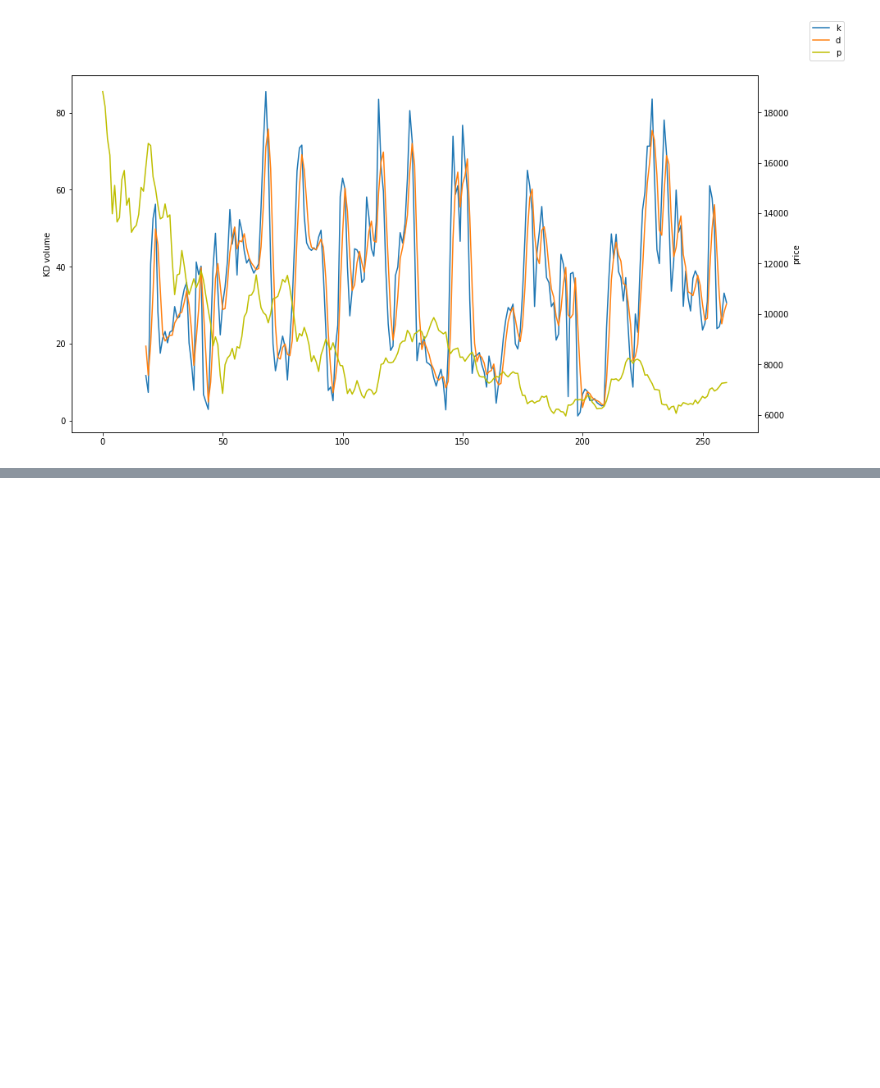
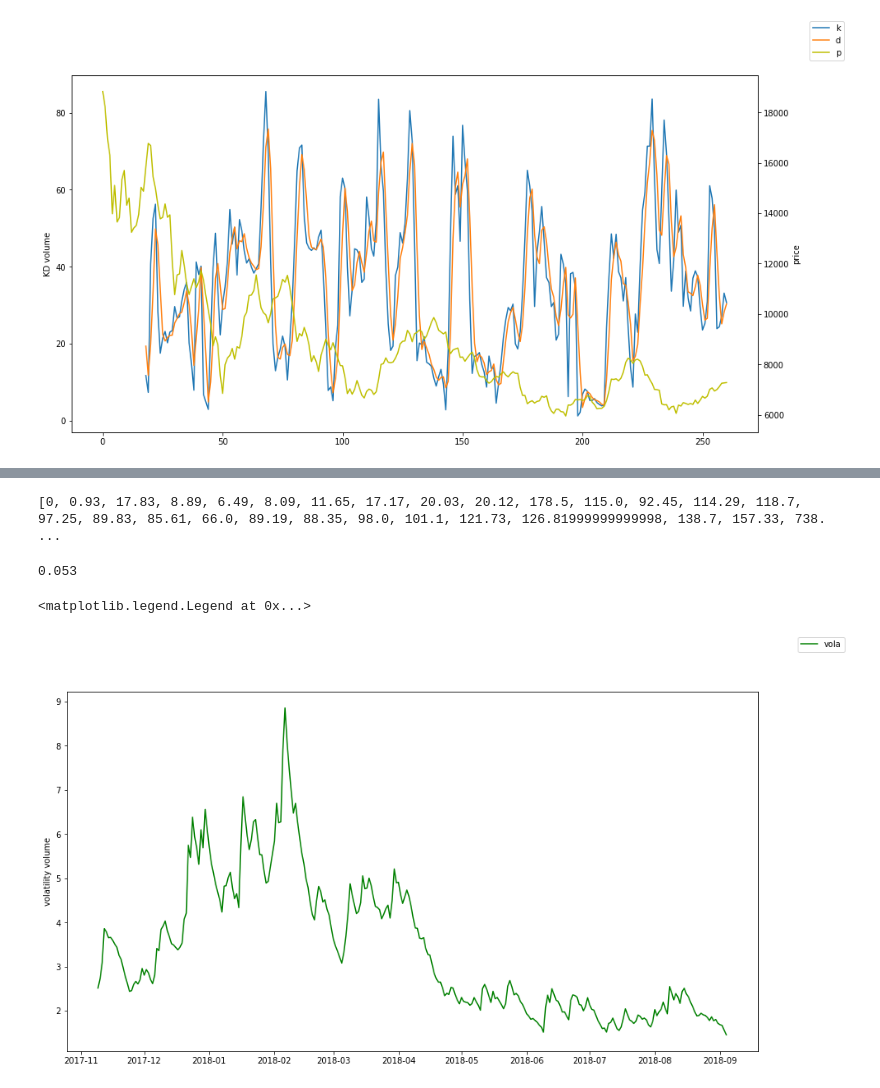
Before and after one commit to gary136/Work_files, a Jupyter notebook: ta_lib_t.ipynb, the cells around one changed output, grey strips where cells are left out. Drawn from its saved outputs; the diff is of its cells as text; code cells hidden in the pictures; blank space fills up the shorter version.

```diff
--- a/ta_lib_t.ipynb
+++ b/ta_lib_t.ipynb
@@ -463,0 +451,29 @@ index does not exist, creating index
+# %%
+df.index = pd.to_datetime(df['raw_date'], format='%Y%m%d', errors='ignore')
+# %%
+price_day = np.array(df['btc_price'])
+p = list(price_day)
+p.pop(0)
+p.insert(0,0)
+print(p)
+# %% [output]
+[0, 0.93, 17.83, 8.89, 6.49, 8.09, 11.65, 17.17, 20.03, 20.12, 178.5, 115.0, 92.45, 114.29, 118.7, 97.25, 89.83, 85.61, 66.0, 89.19, 88.35, 98.0, 101.1, 121.73, 126.81999999999998, 138.7, 157.33, 738. ...
+# %%
+p = list(price_day).pop(0)
+print(i)
+# %% [output]
+0.053
+# %%
+fig, ax1 = plt.subplots(figsize=(15,8))
+
+ax1.plot(df['vola_60'][-300:], label='vola', color='g')
+ax1.set_ylabel('volatility volume')
+
+# ax2 = ax1.twinx()
+# ax2.plot(volume_day, label='V', color='y')
+# ax2.set_ylabel('volume')
+
+fig.legend()
+# %% [output]
+<matplotlib.legend.Legend at 0x...>
+[figure, added]
```
Also changed, not shown: parts of 18 cells of this notebook, 30 other files.
